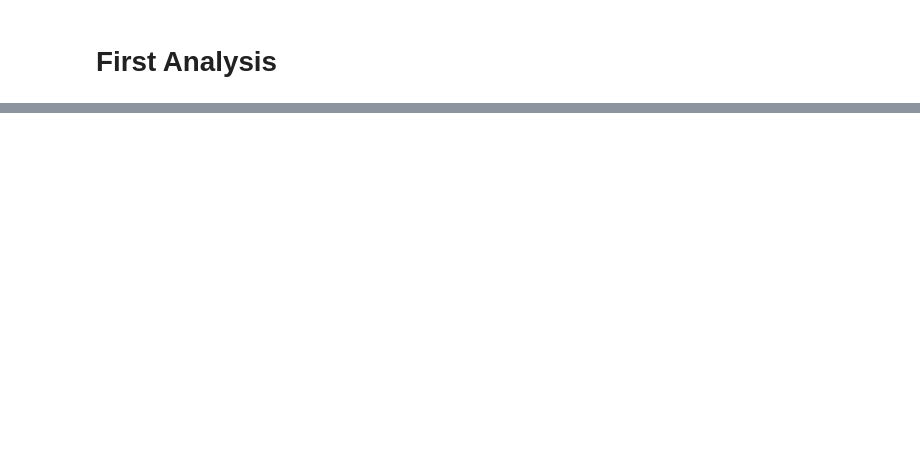
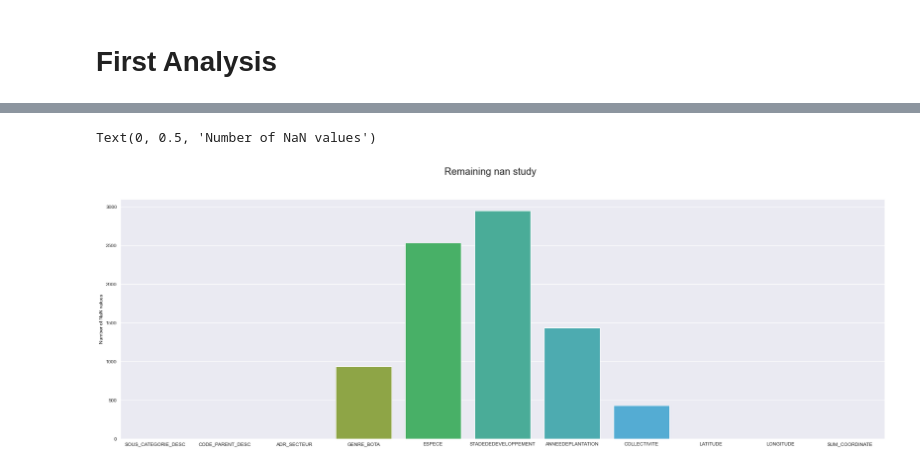
Before and after one commit to ManuLabricole/CDN-MachineLearning, a Jupyter notebook: ML1/Notebooks/notebook-1.ipynb, the cells around one changed output, grey strips where cells are left out. Drawn from its saved outputs; the diff is of its cells as text; code cells hidden in the pictures; blank space fills up the shorter version.

```diff
--- a/ML1/Notebooks/notebook-1.ipynb
+++ b/ML1/Notebooks/notebook-1.ipynb
@@ -213,0 +245,12 @@ df.loc[0,'latitude']
+# %%
+fig, ax = plt.subplots(figsize=(28,9))
+fig.suptitle("Remaining nan study", fontsize=20)
+
+nan_counts = df.isna().sum()
+
+sns.barplot(x=nan_counts.index, y=nan_counts.values)
+
+plt.ylabel('Number of NaN values')
+# %% [output]
+Text(0, 0.5, 'Number of NaN values')
+[figure, added]
```
Also changed, not shown: parts of 20 cells of this notebook.
